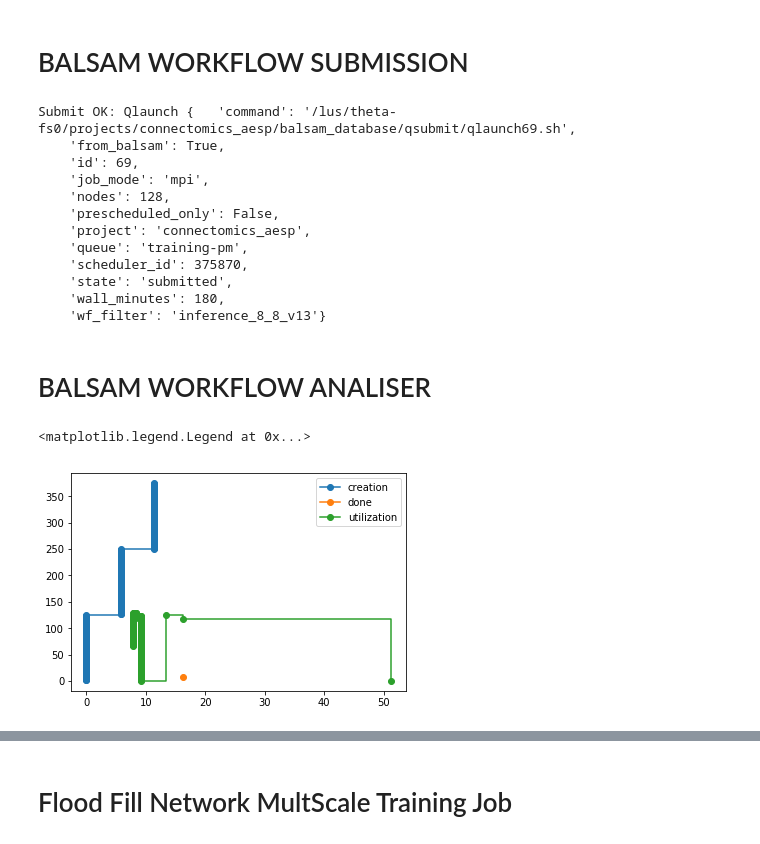
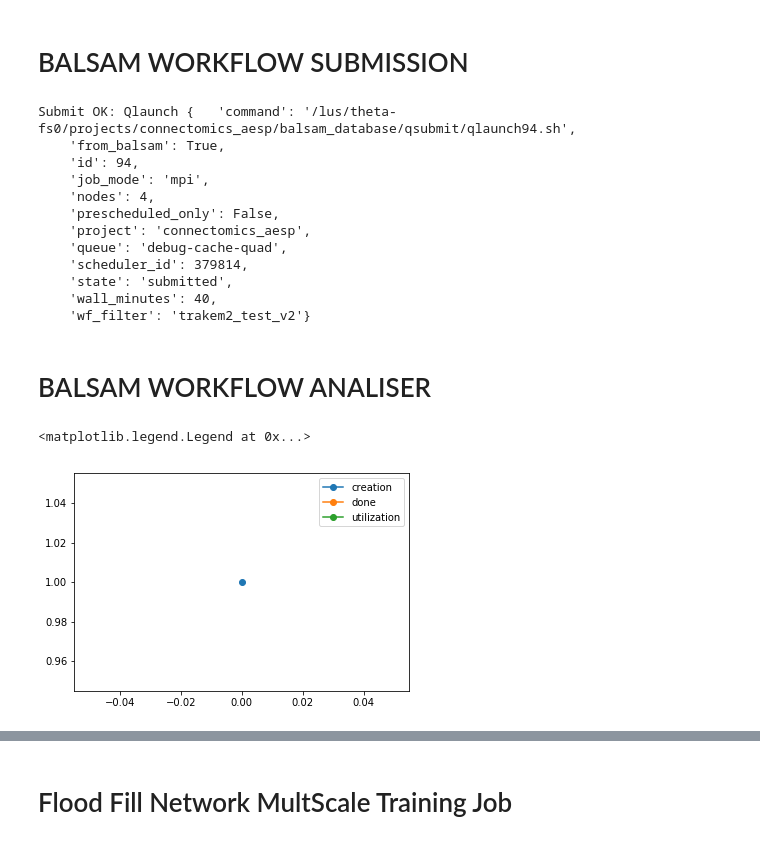
Before and after one commit to jeffkinnison/HappyNeuron, a Jupyter notebook: balsam/hpn_balsam.ipynb, the cells around one changed output, grey strips where cells are left out. Saved outputs shown, nothing was run; the diff lists cells and outputs as text; code cells hidden in the pictures.

```diff
--- a/balsam/hpn_balsam.ipynb
+++ b/balsam/hpn_balsam.ipynb
@@ -195,54 +200,54 @@ Number of subvolumes: 125
 # %%
 # If you see 'Submit OK:', Job submission is succesful.
 
-workflow = 'inference_8_8_v13'
+workflow = 'trakem2_test_v2'
 
 submit(project='connectomics_aesp',
-       queue='training-pm',
-       nodes=128,
-       wall_minutes=180,
+       queue='debug-cache-quad',
+       nodes=4,
+       wall_minutes=40,
        wf_filter=workflow)
 # %% [output]
-Submit OK: Qlaunch {   'command': '/lus/theta-fs0/projects/connectomics_aesp/balsam_database/qsubmit/qlaunch69.sh',
+Submit OK: Qlaunch {   'command': '/lus/theta-fs0/projects/connectomics_aesp/balsam_database/qsubmit/qlaunch94.sh',
     'from_balsam': True,
-    'id': 69,
+    'id': 94,
     'job_mode': 'mpi',
-    'nodes': 128,
+    'nodes': 4,
     'prescheduled_only': False,
     'project': 'connectomics_aesp',
-    'queue': 'training-pm',
-    'scheduler_id': 375870,
+    'queue': 'debug-cache-quad',
+    'scheduler_id': 379814,
     'state': 'submitted',
-    'wall_minutes': 180,
-    'wf_filter': 'inference_8_8_v13'}
+    'wall_minutes': 40,
+    'wf_filter': 'trakem2_test_v2'}
 # %% [markdown]
 # BALSAM WORKFLOW ANALISER
 # %%
 # Balsam metadata
 from balsam.core.models import utilization_report, throughput_report, process_job_times, BalsamJob
 from matplotlib import pyplot as plt
 
-workflow = "inference_8_8_v12"
+workflow = "trakem2_test_v1"
 
 ##useful stuff
 query = BalsamJob.objects.filter(workflow=workflow)
 time_dat = process_job_times(query) #filters into a single workflow
 [j.runtime_seconds for j in query] # full time per balsam Job
 
 times_created, num_created = sorted(time_dat['CREATED']), range(1, len(time_dat["CREATED"])+1)
 
 t0 = min(times_created)
 
 def mins(t):
     return (t-t0).total_seconds() / 60
 
 plt.step([mins(t) for t in times_created] ,num_created, 'o', where='post',label='creation')
 times, num_thru = throughput_report(time_dat)
 plt.step([mins(t) for t in times], num_thru,  'o', where='post', label='done')
 
 times_u, num_util = utilization_report(time_dat)
 plt.step([mins(t) for t in times_u], num_util, 'o', where='post', label='utilization')
 plt.legend()
 # %% [output]
 <matplotlib.legend.Legend at 0x...>
-[figure, old version]
+[figure, new version]
```
Also changed, not shown: parts of 14 cells of this notebook, 1 other file.
